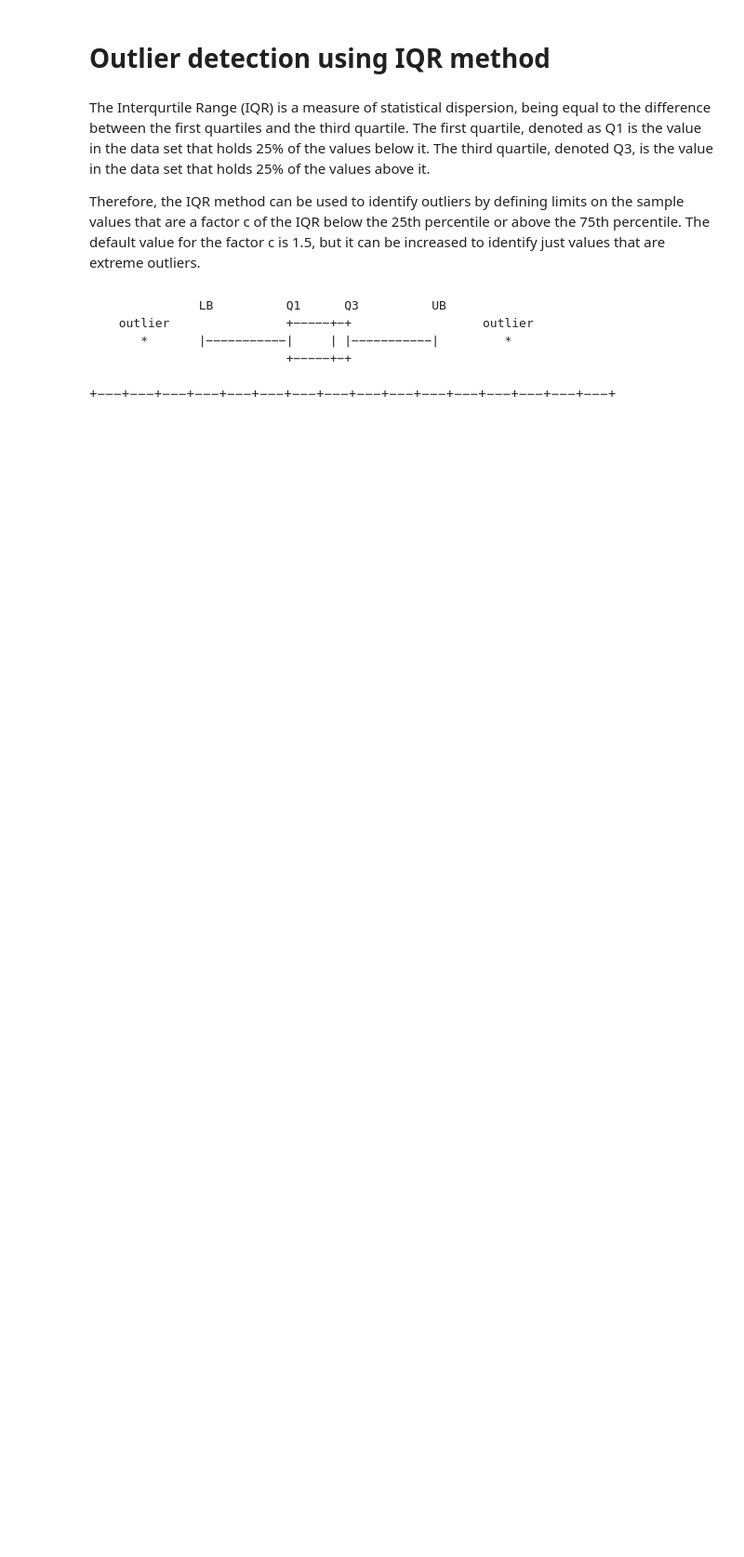
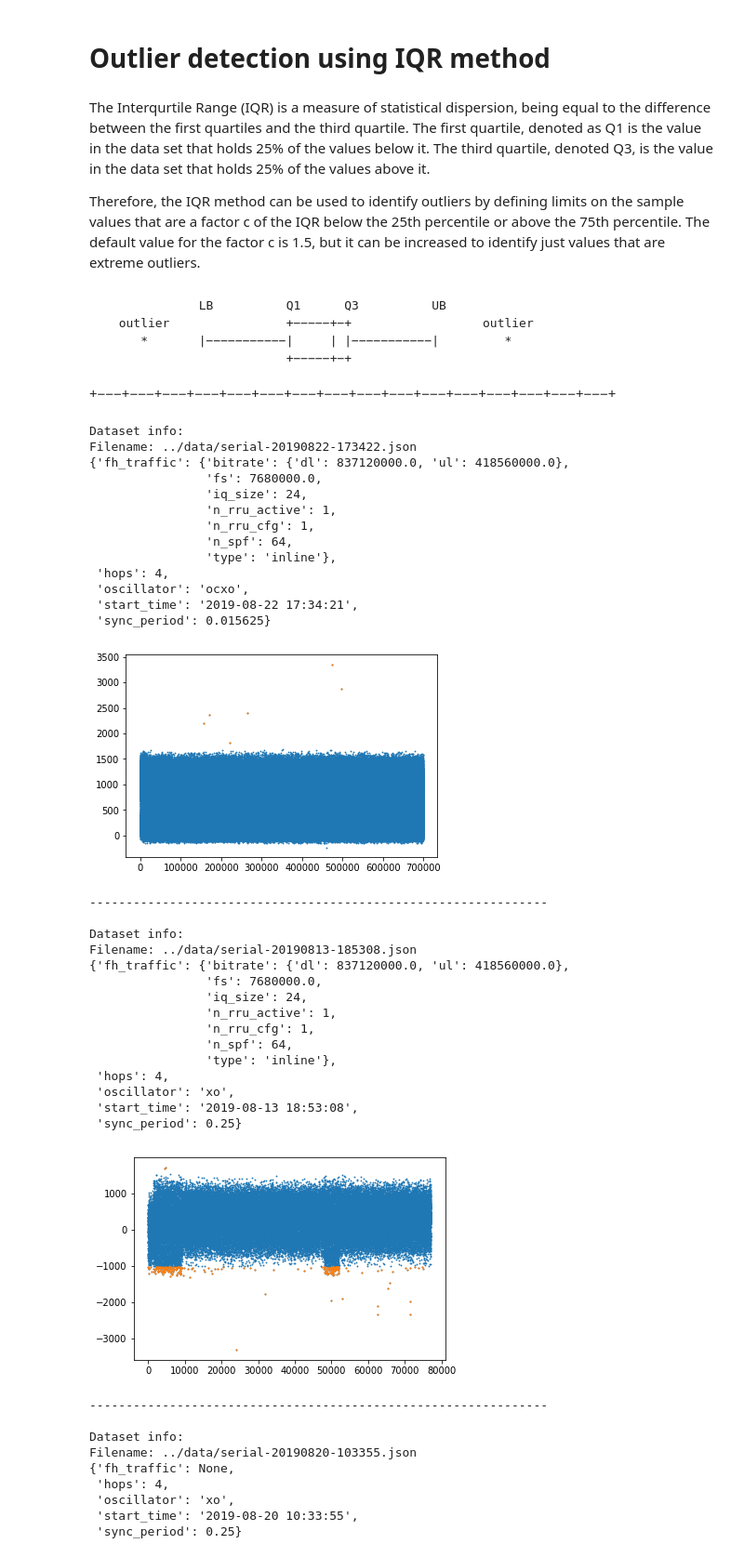
Before and after one commit to lasseufpa/ptp-dal, a Jupyter notebook: notebooks/outliers-detection.ipynb, the cells around one changed output. Shown: that part at 93% size. Saved outputs shown, nothing was run; the diff lists cells and outputs as text; code cells hidden in the pictures; blank space fills up the shorter version.

```diff
--- a/notebooks/outliers-detection.ipynb
+++ b/notebooks/outliers-detection.ipynb
@@ -26,32 +26,72 @@ import ptp.outlier
 # %%
 filenames = ["../data/serial-20190822-173422.json",
              "../data/serial-20190813-185308.json",
              "../data/serial-20190820-103355.json",
              "../data/serial-20190821-223131.json",
-             "../data/serial-20190822-100213.json",
-             "../data/serial-20190823-083502.json"]
+             "../data/serial-20200116-215655.json",
+             "../data/serial-20200117-081236.json"]
 
 for filename in filenames:
     # Reader
     reader = ptp.reader.Reader(filename)
     reader.run()
     print("Dataset info:")
     print(f"Filename: {filename}")
     pprint.pprint(reader.metadata)
 
     # Outlier detection
     outlier = ptp.outlier.Outlier(reader.data)
     outlier.process(c=2)
 
     d_asym     = np.array([r['asym'] for r in reader.data])
     x          = np.array([r['idx'] for r in reader.data])
     d_asym_out = [r['asym'] for r in reader.data if 'outlier' in r]
     x_out      = [r['idx'] for r in reader.data if 'outlier' in r]
 
     plt.figure()
     plt.scatter(x, d_asym, s=0.7)
     plt.scatter(x_out, d_asym_out, s=1)
     plt.show()
     plt.close()
 
     print("---------------------------------------------------------------\n")
+# %% [output]
+Dataset info:
+Filename: ../data/serial-20190822-173422.json
+{'fh_traffic': {'bitrate': {'dl': 837120000.0, 'ul': 418560000.0},
+                'fs': 7680000.0,
+                'iq_size': 24,
+                'n_rru_active': 1,
+                'n_rru_cfg': 1,
+                'n_spf': 64,
+                'type': 'inline'},
+ 'hops': 4,
+ 'oscillator': 'ocxo',
+ 'start_time': '2019-08-22 17:34:21',
+ 'sync_period': 0.015625}
+[figure, added]
+---------------------------------------------------------------
+
+Dataset info:
+Filename: ../data/serial-20190813-185308.json
+{'fh_traffic': {'bitrate': {'dl': 837120000.0, 'ul': 418560000.0},
+                'fs': 7680000.0,
+                'iq_size': 24,
+                'n_rru_active': 1,
+                'n_rru_cfg': 1,
+                'n_spf': 64,
+                'type': 'inline'},
+ 'hops': 4,
+ 'oscillator': 'xo',
+ 'start_time': '2019-08-13 18:53:08',
+ 'sync_period': 0.25}
+[figure, added]
+---------------------------------------------------------------
+
+Dataset info:
+Filename: ../data/serial-20190820-103355.json
+{'fh_traffic': None,
+ 'hops': 4,
+ 'oscillator': 'xo',
+ 'start_time': '2019-08-20 10:33:55',
+ 'sync_period': 0.25}
```
Also changed, not shown: parts of 1 cell of this notebook.
